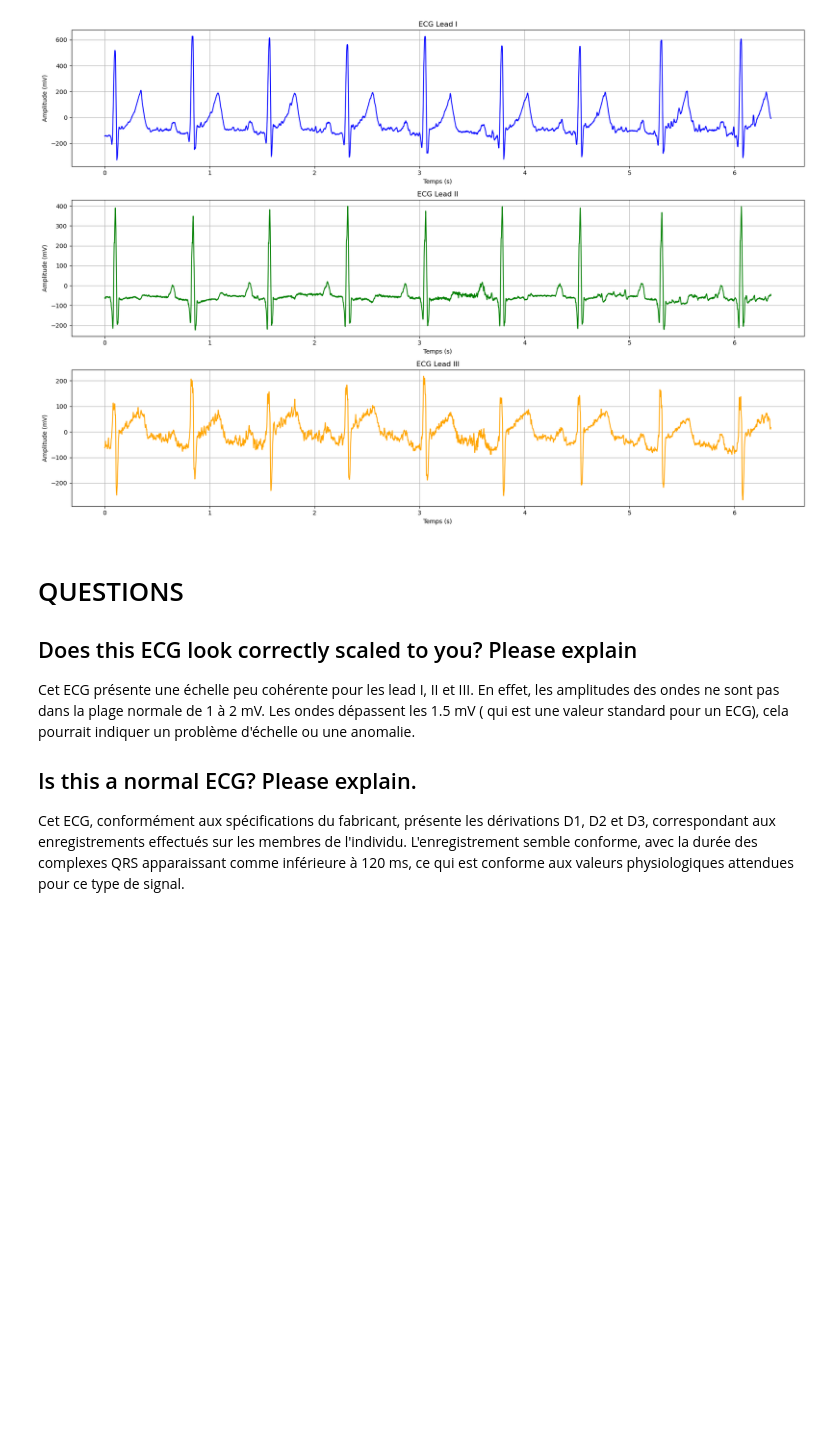
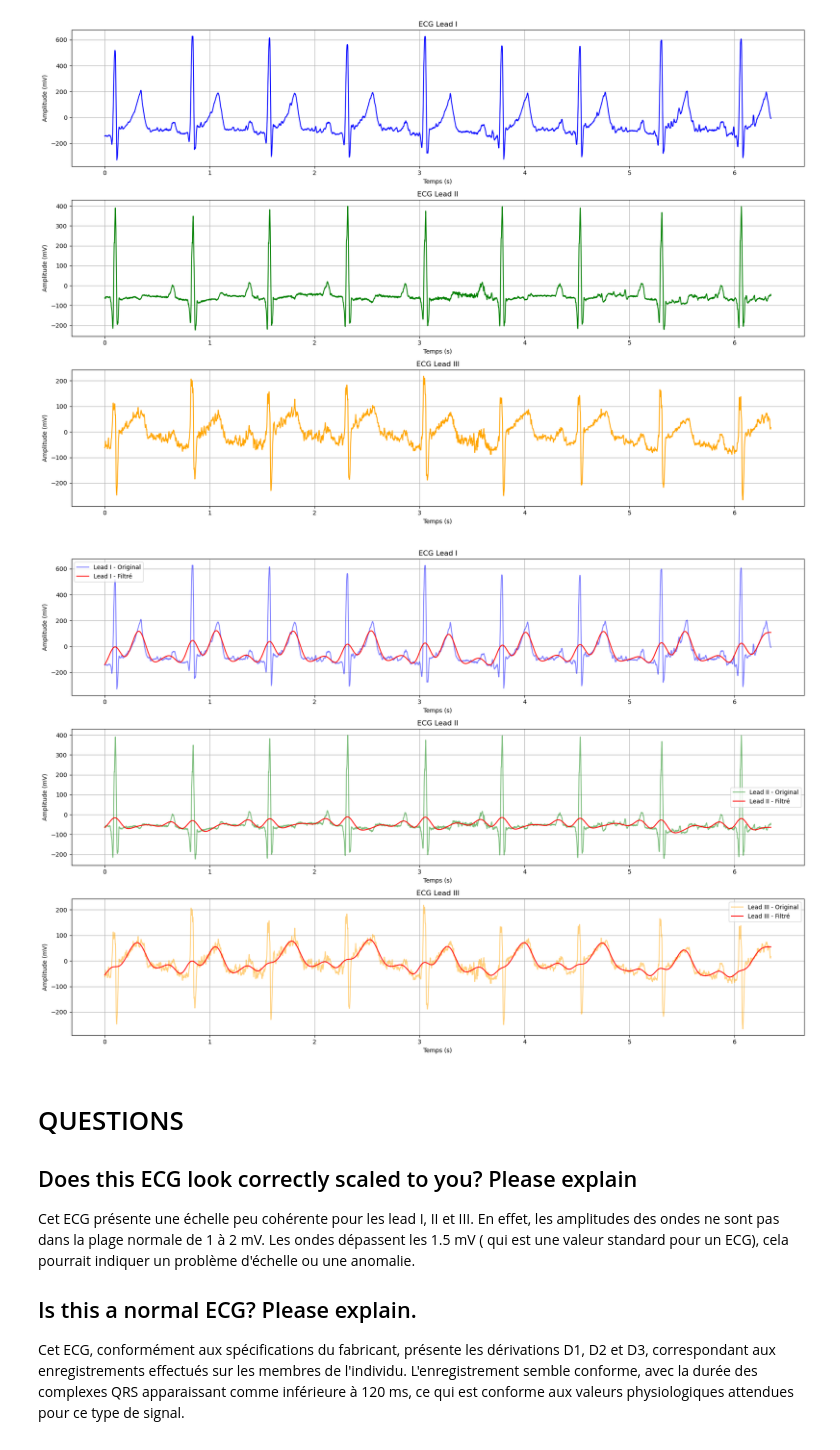
Before and after one commit to EveDuh/HAH913E-2024-ECG_001, a Jupyter notebook: notebooks/ecg_00.ipynb, the cells around one changed output. Saved outputs shown, nothing was run; the diff lists cells and outputs as text; code cells hidden in the pictures; blank space fills up the shorter version.

Commit message:
Version4
Ajout d'un filtre passe bas

```diff
--- a/notebooks/ecg_00.ipynb
+++ b/notebooks/ecg_00.ipynb
@@ -116,6 +116,77 @@ plt.tight_layout() #j'ajuste l'espace entre chaque graphique.
 plt.show()
 # %% [output]
 [figure]
+# %%
+#On applique ici un filtre passe bas afin de conserver les composantes de basse fréquence du signal d'origine.
+from scipy.signal import butter, filtfilt
+
+sampling_frequency = 1024
+gain = 520
+
+
+# Création d'un vecteur de temps basé sur la fréquence.
+time = np.arange(len(lead_1)) / sampling_frequency
+
+# Définir les paramètres du filtre passe-bas
+cutoff_freq = 5  # Fréquence de coupure en Hz
+order = 4  # Ordre du filtre
+
+# Concevoir le filtre passe-bas
+def butter_lowpass(cutoff, fs, order=5):
+    nyq = 0.5 * fs  # Fréquence de Nyquist
+    normal_cutoff = cutoff / nyq  # Normaliser la fréquence de coupure, être sur que la fréquence de coupure est comprise entre 0 et 1
+    #Ici la fréquence de coupure est de 5 Hz et la fréquence d'échantillonage de 1024 Hz, ainsi la fréquence de Nquist est de 512Hz, normalisé cela donne 5/512.
+    b, a = butter(order, normal_cutoff, btype='low', analog=False)  # retour des coef d'échantillonage afin d'appliquer le filtre au signal.
+    return b, a
+
+# Appliquer le filtre passe-bas
+def lowpass_filter(data, cutoff, fs, order=5):
+    b, a = butter_lowpass(cutoff, fs, order=order)  # Concevoir le filtre
+    y = filtfilt(b, a, data)  # Appliquer le filtre
+    return y
+
+# Filtrer les signaux ECG
+filtered_lead_1 = lowpass_filter(lead_1_mv, cutoff_freq, sampling_frequency, order)
+filtered_lead_2 = lowpass_filter(lead_2_mv, cutoff_freq, sampling_frequency, order)
+filtered_lead_3 = lowpass_filter(lead_3_mv, cutoff_freq, sampling_frequency, order)
+
+# Création d'une fenêtre d'affichage pour les graphiques
+plt.figure(figsize=(18, 12))
+
+# Lead I
+plt.subplot(3, 1, 1)
+plt.plot(time, lead_1_mv, label='Lead I - Original', color='blue', alpha=0.5)# On ajoute avec label une légende afin de distinguer le lead filtré et non filtré.
+plt.plot(time, filtered_lead_1, label='Lead I - Filtré', color='red') # on ajoute ici le tracé des valeurs filtrées correspondantes.
+plt.title('ECG Lead I')
+plt.xlabel('Temps (s)')
+plt.ylabel('Amplitude (mV)')
+plt.grid(True)
+plt.legend()
+
+# Lead II
+plt.subplot(3, 1, 2)
+plt.plot(time, lead_2_mv, label='Lead II - Original', color='green', alpha=0.5)
+plt.plot(time, filtered_lead_2, label='Lead II - Filtré', color='red')
+plt.title('ECG Lead II')
+plt.xlabel('Temps (s)')
+plt.ylabel('Amplitude (mV)')
+plt.grid(True)
+plt.legend()
+
+# Lead III
+plt.subplot(3, 1, 3)
+plt.plot(time, lead_3_mv, label='Lead III - Original', color='orange', alpha=0.5)
+plt.plot(time, filtered_lead_3, label='Lead III - Filtré', color='red')
+plt.title('ECG Lead III')
+plt.xlabel('Temps (s)')
+plt.ylabel('Amplitude (mV)')
+plt.grid(True)
+plt.legend()
+
+plt.tight_layout()  # Ajuster l'espace entre les graphiques
+plt.show()
+# %% [output]
+[figure, added]
 # %% [markdown]
 # QUESTIONS
 ## Does this ECG look correctly scaled to you? Please explain
```
